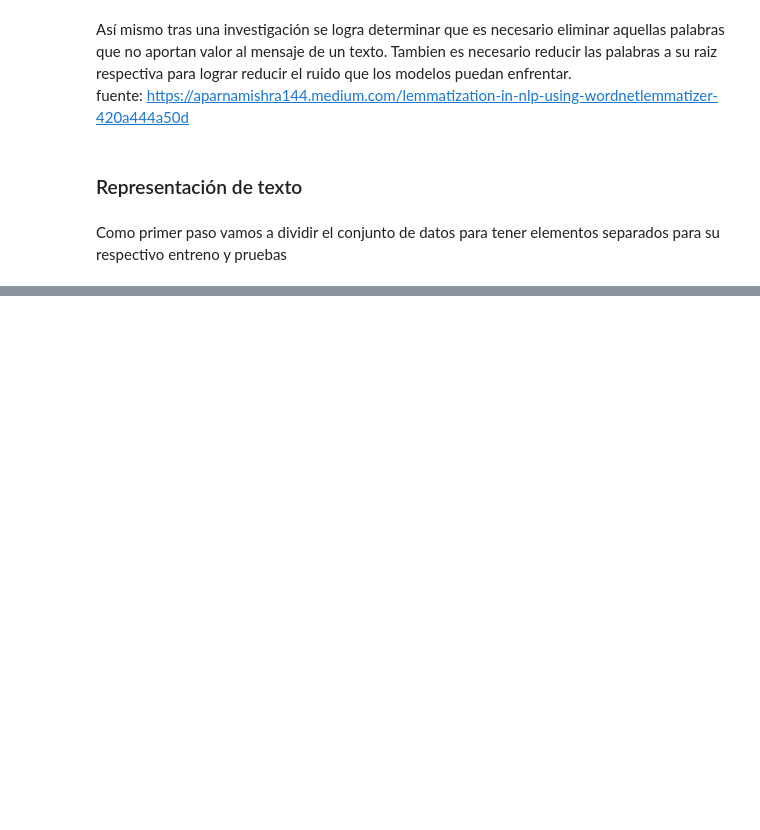
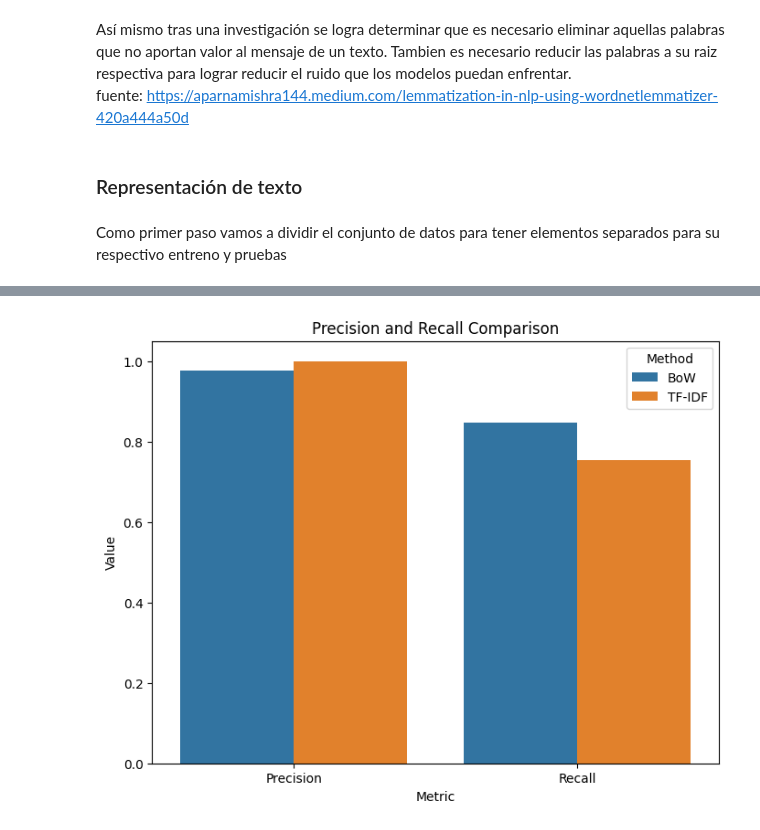
Before and after one commit to ChristopherG19/UVG_SDS_Lab2, a Jupyter notebook: Lab2.ipynb, the cells around one changed output, grey strips where cells are left out. Cells and saved outputs as stored; diff of their text form; code cells hidden in the pictures; blank space fills up the shorter version.

```diff
--- a/Lab2.ipynb
+++ b/Lab2.ipynb
@@ -174,0 +210,19 @@ TF-IDF AUC: 0.971047148554243
+# %%
+precision_bow = precision_score(y_test, y_pred_bow, pos_label='spam')
+recall_bow = recall_score(y_test, y_pred_bow, pos_label='spam')
+
+precision_tfidf = precision_score(y_test, y_pred_tfidf, pos_label='spam')
+recall_tfidf = recall_score(y_test, y_pred_tfidf, pos_label='spam')
+
+metrics_df = pd.DataFrame({
+    'Metric': ['Precision', 'Recall'],
+    'BoW': [precision_bow, recall_bow],
+    'TF-IDF': [precision_tfidf, recall_tfidf]
+})
+
+plt.figure(figsize=(8, 6))
+sns.barplot(x="Metric", y="Value", hue="Method", data=metrics_df.melt(id_vars="Metric", var_name="Method", value_name="Value"))
+plt.title('Precision and Recall Comparison')
+plt.show()
+# %% [output]
+[figure, added]
```
Also changed, not shown: parts of 12 cells of this notebook.
